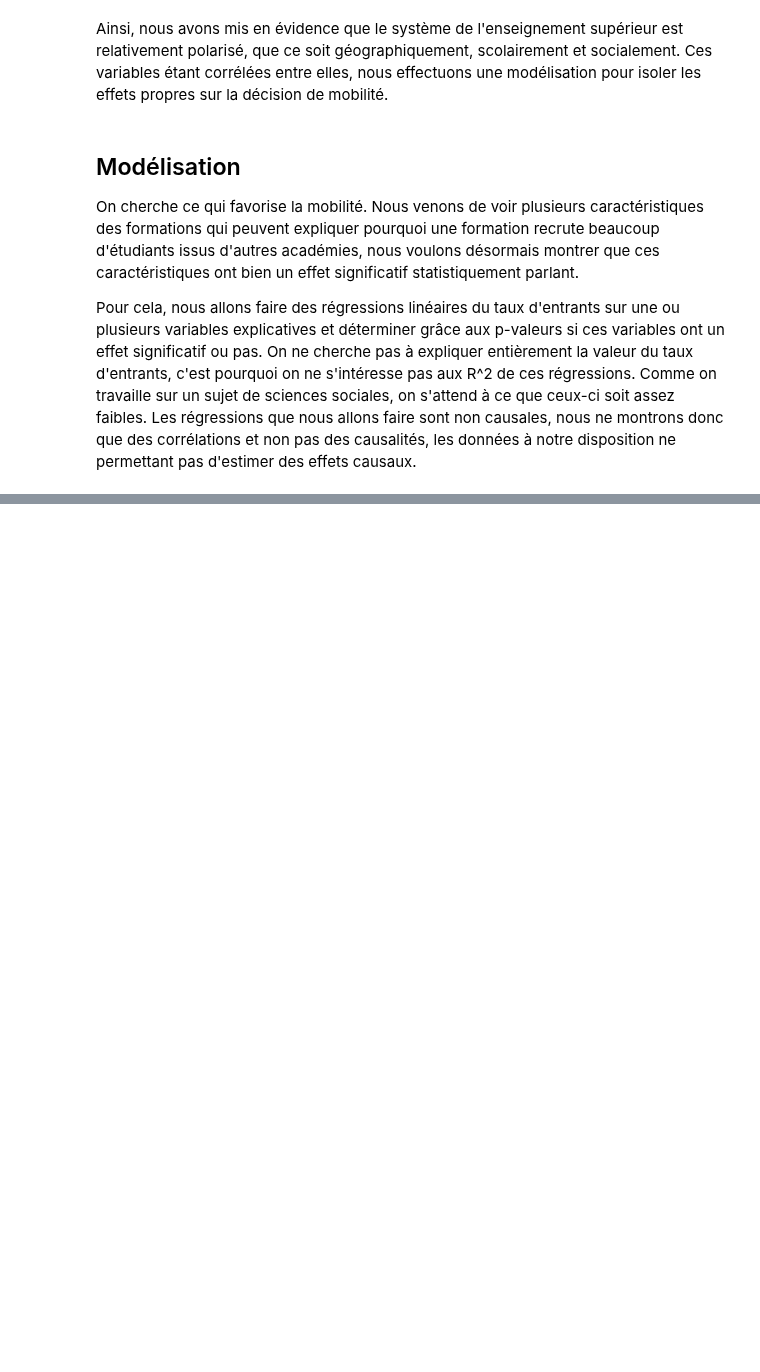
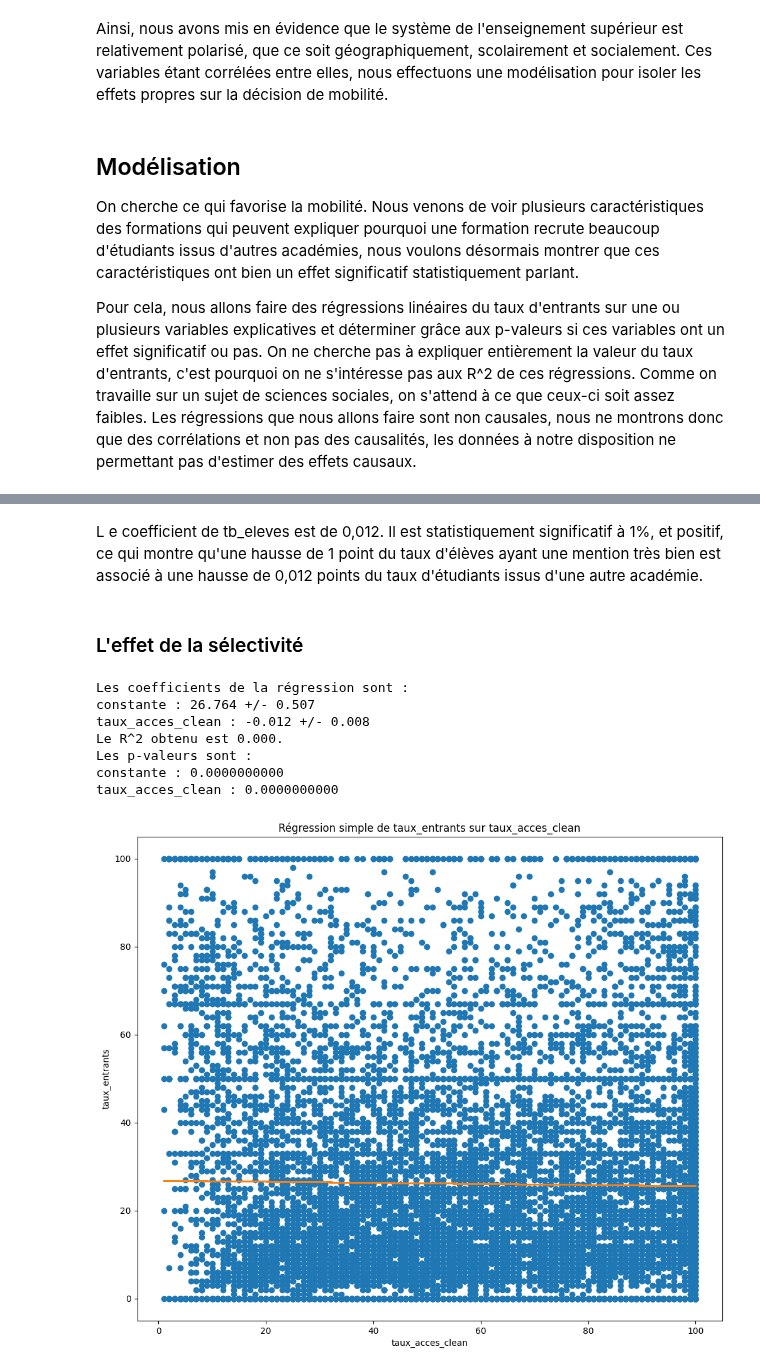
Before and after one commit to elise-m1/Projet-python-data-science, a Jupyter notebook: new_main.ipynb, the cells around one changed output, grey strips where cells are left out. Drawn from its saved outputs; the diff is of its cells as text; code cells hidden in the pictures; blank space fills up the shorter version.

```diff
--- a/new_main.ipynb
+++ b/new_main.ipynb
@@ -894,0 +918,18 @@ Les régressions que nous allons faire sont non causales, nous ne montrons donc
+# %% [markdown]
+L e coefficient de tb_eleves est de 0,012.
+Il est statistiquement significatif à 1%, et positif, ce qui montre qu'une hausse de 1 point du taux d'élèves ayant une mention très bien est associé à une hausse de 0,012 points du taux d'étudiants issus d'une autre académie.
+# %% [markdown]
+<a id="effet_selec"></a>
+### L'effet de la sélectivité
+# %%
+regression(df, "taux_acces_clean","taux_entrants")
+visualisation_reg(df,"taux_acces_clean","taux_entrants")
+# %% [output]
+Les coefficients de la régression sont :
+constante : 26.764 +/- 0.507
+taux_acces_clean : -0.012 +/- 0.008
+Le R^2 obtenu est 0.000.
+Les p-valeurs sont :
+constante : 0.0000000000
+taux_acces_clean : 0.0000000000
+[figure, added]
```
Also changed, not shown: parts of 13 cells of this notebook, 1 other file.
